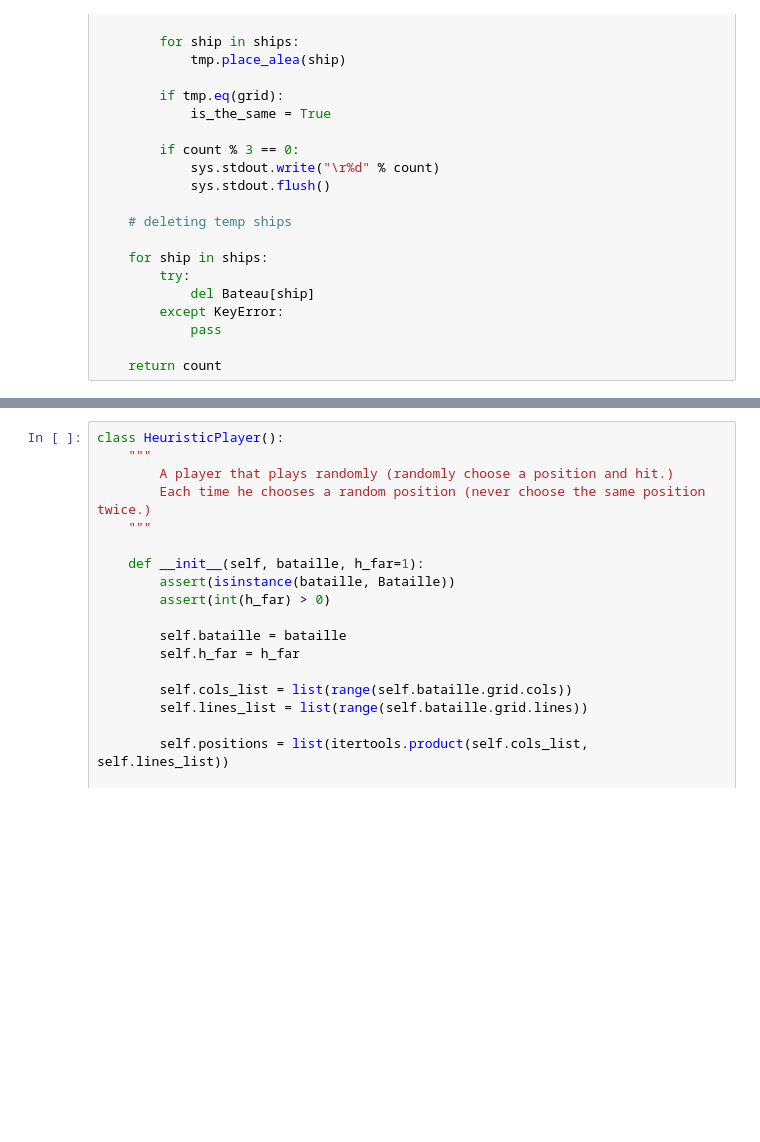
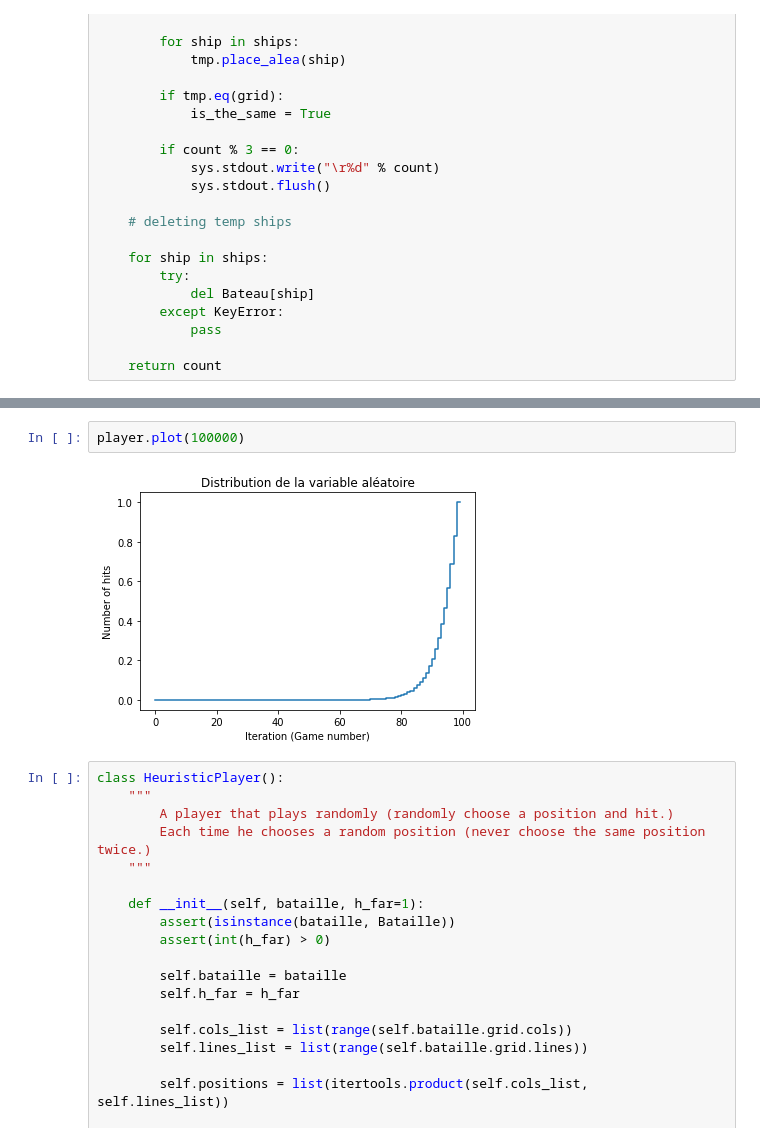
Before and after one commit to shetsecure/3i005, a Jupyter notebook: Untitled.ipynb, the cells around one changed output, grey strips where cells are left out. Drawn from its saved outputs; the diff is of its cells as text; blank space fills up the shorter version.

```diff
--- a/Untitled.ipynb
+++ b/Untitled.ipynb
@@ -491,3 +525,7 @@ Missed !        Missed !        Missed !        Missed !        Missed !
+# %%
+player.plot(100000)
+# %% [output]
+[figure, added]
 # %%
 class HeuristicPlayer():
     """
```
Also changed, not shown: parts of 7 cells of this notebook.
